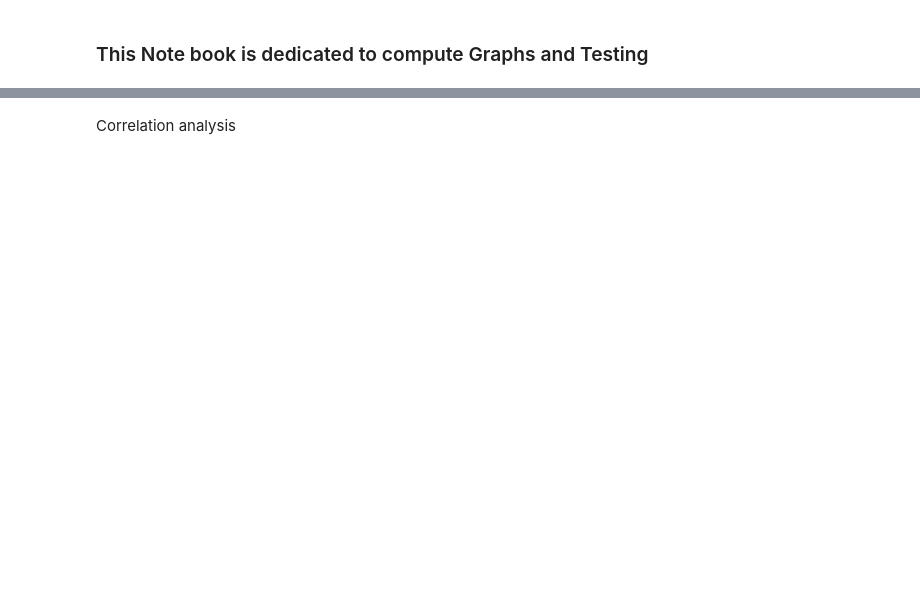
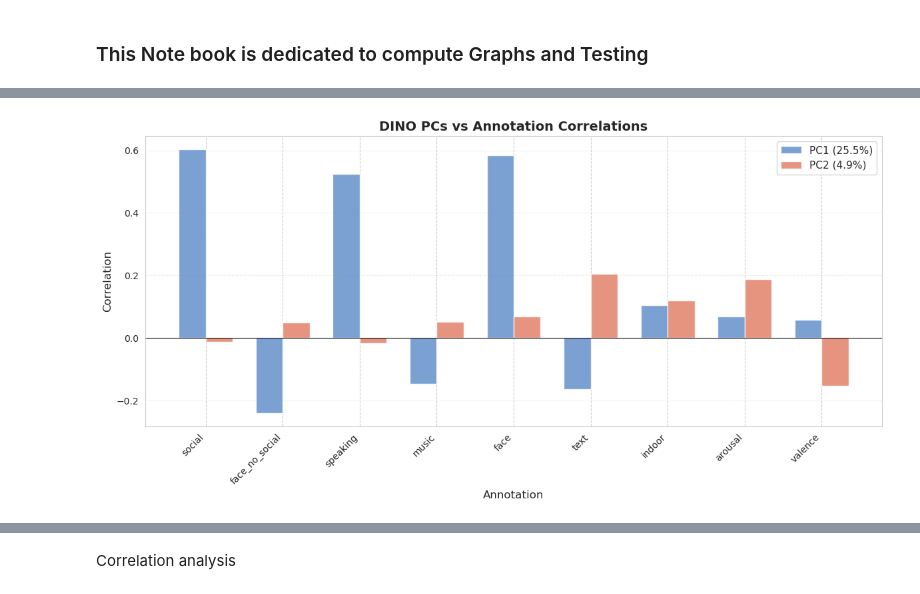
Before and after one commit to itaipeleg1/STS_sherlock, a Jupyter notebook: testing_cleaned.ipynb, the cells around one changed output, grey strips where cells are left out. Saved outputs shown, nothing was run; the diff lists cells and outputs as text; code cells hidden in the pictures; blank space fills up the shorter version.

```diff
--- a/testing_cleaned.ipynb
+++ b/testing_cleaned.ipynb
@@ -174,0 +610,37 @@ print(face.shape, social.shape, speking.shape)
+# %%
+import numpy as np
+import matplotlib.pyplot as plt
+
+# Correlation data
+annotations = ['social', 'face_no_social', 'speaking', 'music', 'face',
+               'text', 'indoor', 'arousal', 'valence']
+
+pc1_corr = [0.603, -0.240, 0.525, -0.147, 0.584, -0.164, 0.104, 0.069, 0.058]
+pc2_corr = [-0.013, 0.050, -0.016, 0.051, 0.069, 0.204, 0.119, 0.187, -0.154]
+
+# Create figure
+fig, ax = plt.subplots(figsize=(12, 6))
+
+x = np.arange(len(annotations))
+width = 0.35
+
+# Plot bars
+bars1 = ax.bar(x - width/2, pc1_corr, width, label='PC1 (25.5%)',
+               color='#5A8AC7', alpha=0.8)
+bars2 = ax.bar(x + width/2, pc2_corr, width, label='PC2 (4.9%)',
+               color='#E07A5F', alpha=0.8)
+
+# Formatting
+ax.set_ylabel('Correlation', fontsize=12)
+ax.set_xlabel('Annotation', fontsize=12)
+ax.set_title('DINO PCs vs Annotation Correlations', fontsize=14, fontweight='bold')
+ax.set_xticks(x)
+ax.set_xticklabels(annotations, rotation=45, ha='right')
+ax.axhline(y=0, color='black', linestyle='-', linewidth=0.8)
+ax.legend(fontsize=11)
+ax.grid(axis='y', alpha=0.3)
+
+plt.tight_layout()
+plt.show()
+# %% [output]
+[figure, added]
```
Also changed, not shown: parts of 148 cells of this notebook, 14 other files.
